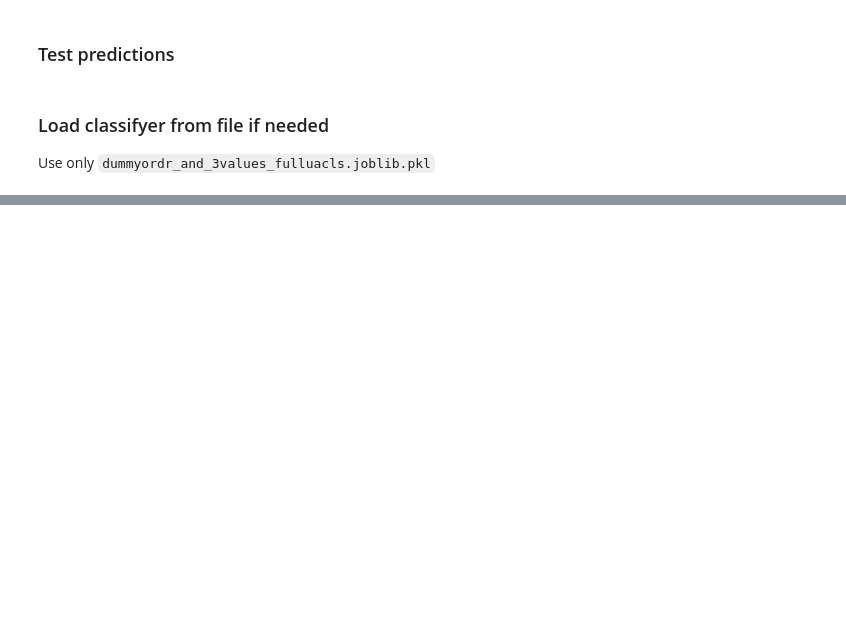
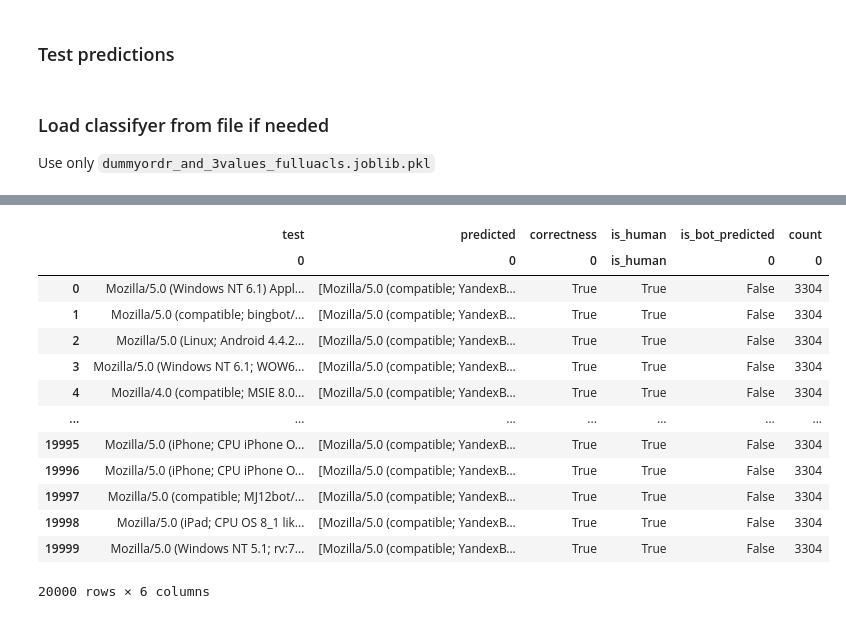
Before and after one commit to levabd/http-ml-antifraud, a Jupyter notebook: 05-RealBotPredictions.ipynb, the cells around one changed output, grey strips where cells are left out. Drawn from its saved outputs; the diff is of its cells as text; code cells hidden in the pictures; blank space fills up the shorter version.

```diff
--- a/05-RealBotPredictions.ipynb
+++ b/05-RealBotPredictions.ipynb
@@ -31,7 +31,7 @@ from lib.parsers.logParser import LogParser
 
 l_parser = LogParser(log_folder='Logs/')
 
-main_data, values_data, order_data = l_parser.parse_train_sample(0, 10)
+main_data, values_data, order_data = l_parser.parse_train_sample(0, 1)
 
 list_ua = pd.DataFrame(main_data).User_Agent.value_counts().index.tolist()
 
@@ -93,18 +115,18 @@ print('Splitted in {} files'.format(files_count))
 
 ### Prepare data (50/50 bots and human mixed)
 # %%
-main_bot_data, values_bot_data, order_bot_data = l_parser.parse_bot_sample(10, 20, 20, 30)
+main_bot_data, values_bot_data, order_bot_data = l_parser.parse_bot_sample(10, 11, 20, 21)
 
-main_human_frame = pd.DataFrame(main_data)
+main_human_frame = pd.DataFrame(main_data[:20000])
 main_human_frame['is_human'] = True
 
-main_bot_frame = pd.DataFrame(main_bot_data)
+main_bot_frame = pd.DataFrame(main_bot_data[:20000])
 main_bot_frame['is_human'] = False
 
 main_all = pd.concat([main_human_frame, main_bot_frame])
 
-values_all = values_data + values_bot_data
-order_all = order_data + order_bot_data
+values_all = values_data[:20000] + values_bot_data[:20000]
+order_all = order_data[:20000] + order_bot_data[:20000]
 
 list_all_ua = main_all.User_Agent.value_counts().index.tolist()
 
@@ -151,0 +185,19 @@ smart_clf = joblib.load(filename)
+# %%
+main_all = pd.concat([main_human_frame, main_bot_frame]).head(20000)
+
+values_all = values_data[:20000] + values_bot_data[:20000]
+order_all = order_data[:20000] + order_bot_data[:20000]
+
+list_all_ua = main_all.User_Agent.value_counts().index.tolist()
+
+# For NaN Useragent
+list_all_ua.append('0')
+
+l_parser.reassign_orders_values(order_all, values_all)
+
+test_sparce_dummy = l_parser.prepare_data(orders_vectorizer, values_vectorizer, important_keys_set, fit_dict=False)
+
+lb.fit(list_all_ua)
+y_test = lb.transform(pd.DataFrame(main_all).User_Agent.fillna('0'))
+
+test_sparce_dummy.shape
@@ -157,15 +236,32 @@ y_test_names, y_predicted, compare_answers, is_bot, answers_count = pred.bot_pre
 # %%
 compare_frame = pd.concat(
     [
-        y_test_names,
+        pd.DataFrame(y_test_names),
         y_predicted,
         pd.DataFrame(compare_answers),
-        main_all.is_human,
+        main_all[:20000].is_human,
         pd.DataFrame(is_bot),
         pd.DataFrame(answers_count)
-    ], keys=['test', 'predicted', 'correctness', 'is_bot_real', 'is_bot_predicted', 'count'], axis=1, join='inner')
+    ], keys=['test', 'predicted', 'correctness', 'is_human', 'is_bot_predicted', 'count'], axis=1, join='inner')
 
 compare_frame
+# %%
+compare_frame
+# %% [output]
+|  | test | predicted | correctness | is_human | is_bot_predicted | count |
+|  | 0 | 0 | 0 | is_human | 0 | 0 |
+| 0 | Mozilla/5.0 (Windows NT 6.1) Appl... | [Mozilla/5.0 (compatible; YandexB... | True | True | False | 3304 |
+| 1 | Mozilla/5.0 (compatible; bingbot/... | [Mozilla/5.0 (compatible; YandexB... | True | True | False | 3304 |
+| 2 | Mozilla/5.0 (Linux; Android 4.4.2... | [Mozilla/5.0 (compatible; YandexB... | True | True | False | 3304 |
+| 3 | Mozilla/5.0 (Windows NT 6.1; WOW6... | [Mozilla/5.0 (compatible; YandexB... | True | True | False | 3304 |
+| 4 | Mozilla/4.0 (compatible; MSIE 8.0... | [Mozilla/5.0 (compatible; YandexB... | True | True | False | 3304 |
+| ... | ... | ... | ... | ... | ... | ... |
+| 19995 | Mozilla/5.0 (iPhone; CPU iPhone O... | [Mozilla/5.0 (compatible; YandexB... | True | True | False | 3304 |
+| 19996 | Mozilla/5.0 (iPhone; CPU iPhone O... | [Mozilla/5.0 (compatible; YandexB... | True | True | False | 3304 |
+| 19997 | Mozilla/5.0 (compatible; MJ12bot/... | [Mozilla/5.0 (compatible; YandexB... | True | True | False | 3304 |
+| 19998 | Mozilla/5.0 (iPad; CPU OS 8_1 lik... | [Mozilla/5.0 (compatible; YandexB... | True | True | False | 3304 |
+| 19999 | Mozilla/5.0 (Windows NT 5.1; rv:7... | [Mozilla/5.0 (compatible; YandexB... | True | True | False | 3304 |
+20000 rows × 6 columns
 # %%
 from sklearn.metrics import confusion_matrix, roc_curve, auc
 
```
Also changed, not shown: parts of 24 cells of this notebook, 5 other files.
